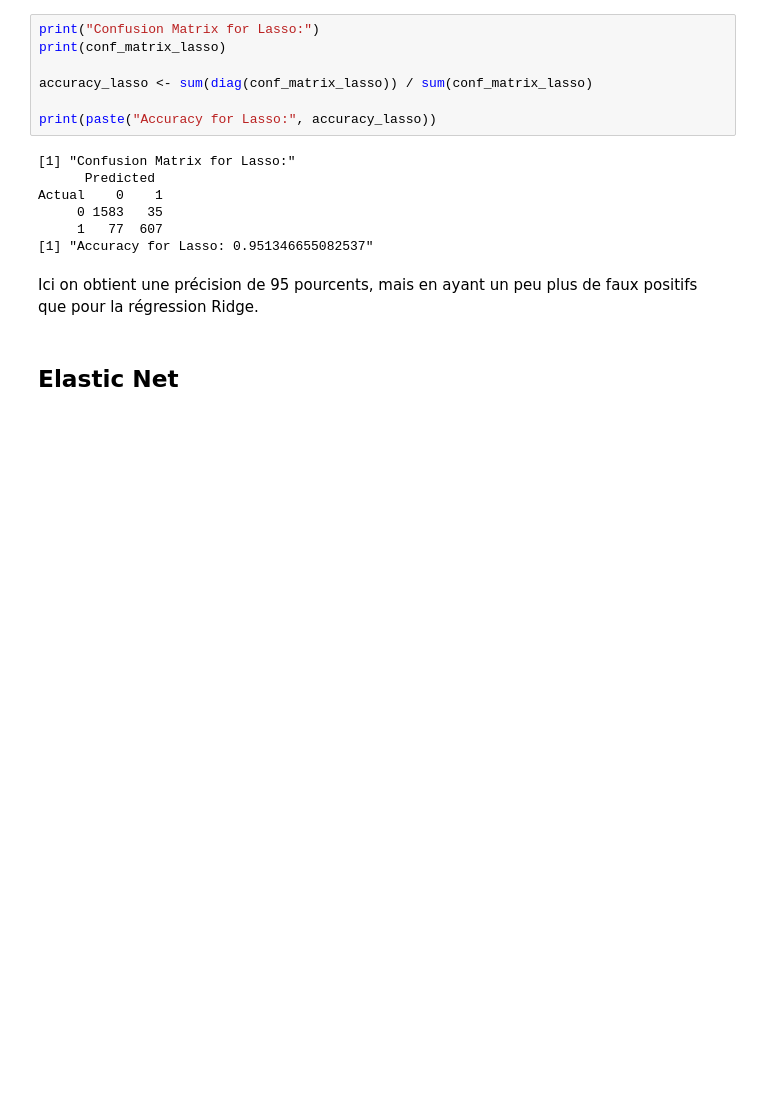
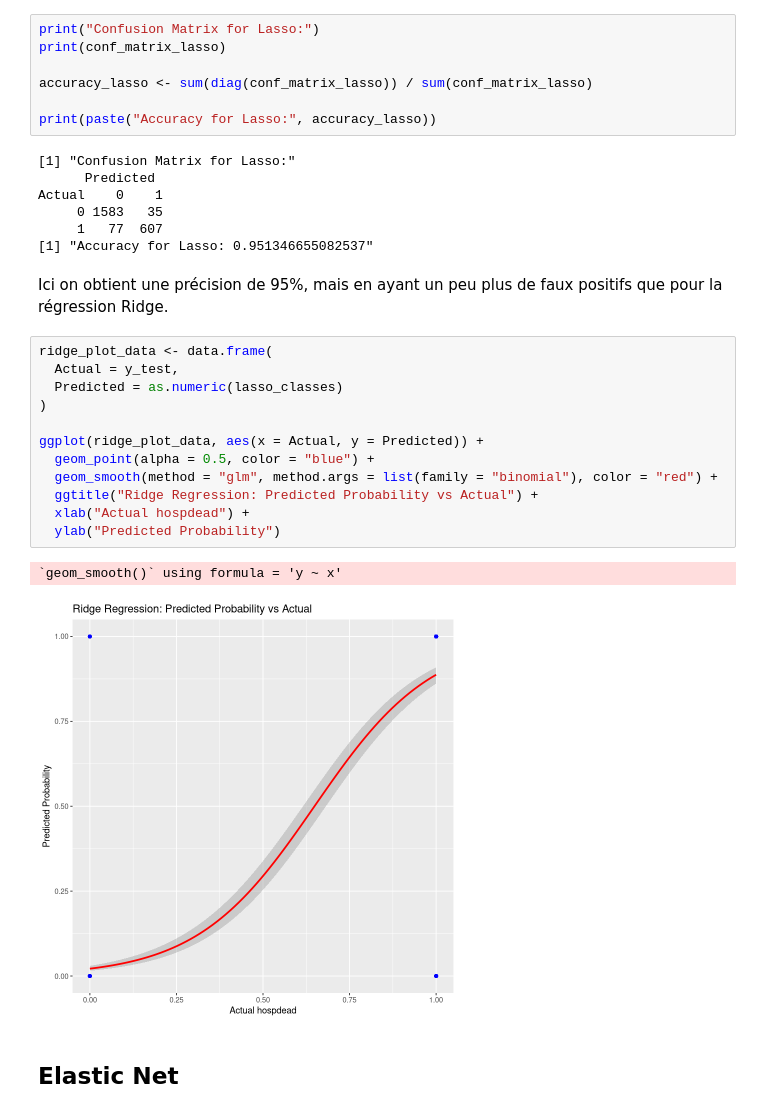
Before and after one commit to ClemouDouard/merr_project, a Jupyter notebook: src/ridgelasso.ipynb, the cells around one changed output. Cells and saved outputs as stored; diff of their text form; blank space fills up the shorter version.

```diff
--- a/src/ridgelasso.ipynb
+++ b/src/ridgelasso.ipynb
@@ -228,7 +245,22 @@ Actual    0    1
      1   77  607
 [1] "Accuracy for Lasso: 0.951346655082537"
 # %% [markdown]
-Ici on obtient une précision de 95 pourcents, mais en ayant un peu plus de faux positifs que pour la régression Ridge.
+Ici on obtient une précision de 95%, mais en ayant un peu plus de faux positifs que pour la régression Ridge.
+# %%
+ridge_plot_data <- data.frame(
+  Actual = y_test,
+  Predicted = as.numeric(lasso_classes)
+)
+
+ggplot(ridge_plot_data, aes(x = Actual, y = Predicted)) +
+  geom_point(alpha = 0.5, color = "blue") +
+  geom_smooth(method = "glm", method.args = list(family = "binomial"), color = "red") +
+  ggtitle("Ridge Regression: Predicted Probability vs Actual") +
+  xlab("Actual hospdead") +
+  ylab("Predicted Probability")
+# %% [output]
+`geom_smooth()` using formula = 'y ~ x'
+[figure, added]
 # %% [markdown]
 ## Elastic Net
 # %%
```
Also changed, not shown: parts of 4 cells of this notebook.
